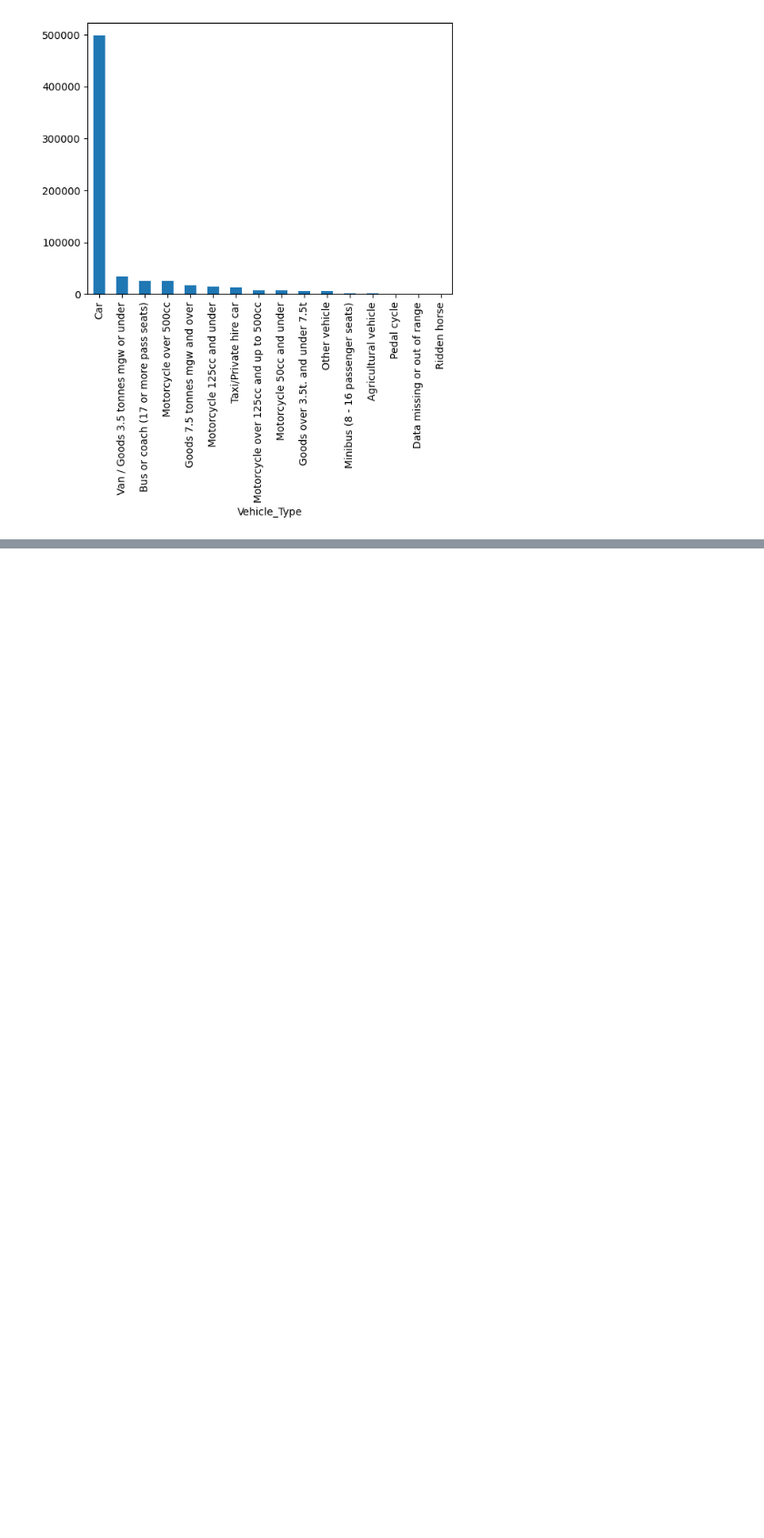
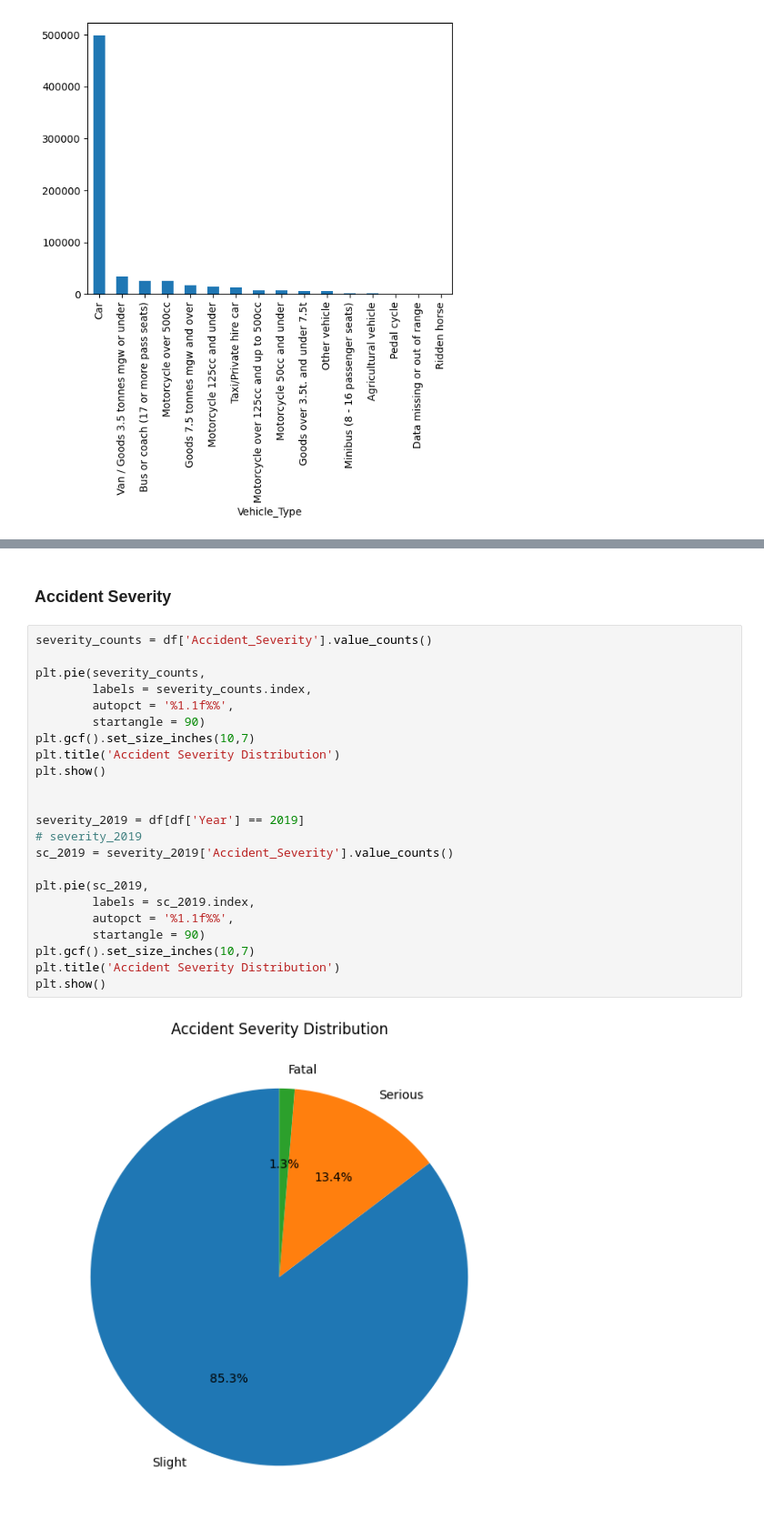
Before and after one commit to senseikim/ITELEC303, a Jupyter notebook: DATA VISUALIZATION.ipynb, the cells around one changed output, grey strips where cells are left out. Shown at 91% size. Saved outputs shown, nothing was run; the diff lists cells and outputs as text; blank space fills up the shorter version.

```diff
--- a/DATA VISUALIZATION.ipynb
+++ b/DATA VISUALIZATION.ipynb
@@ -238,0 +249,27 @@ plt.show()
+# %% [markdown]
+<h3>Accident Severity </h3>
+# %%
+severity_counts = df['Accident_Severity'].value_counts()
+
+plt.pie(severity_counts,
+        labels = severity_counts.index,
+        autopct = '%1.1f%%',
+        startangle = 90)
+plt.gcf().set_size_inches(10,7)
+plt.title('Accident Severity Distribution')
+plt.show()
+
+
+severity_2019 = df[df['Year'] == 2019]
+# severity_2019
+sc_2019 = severity_2019['Accident_Severity'].value_counts()
+
+plt.pie(sc_2019,
+        labels = sc_2019.index,
+        autopct = '%1.1f%%',
+        startangle = 90)
+plt.gcf().set_size_inches(10,7)
+plt.title('Accident Severity Distribution')
+plt.show()
+# %% [output]
+[figure, added]
```
Also changed, not shown: parts of 27 cells of this notebook.
